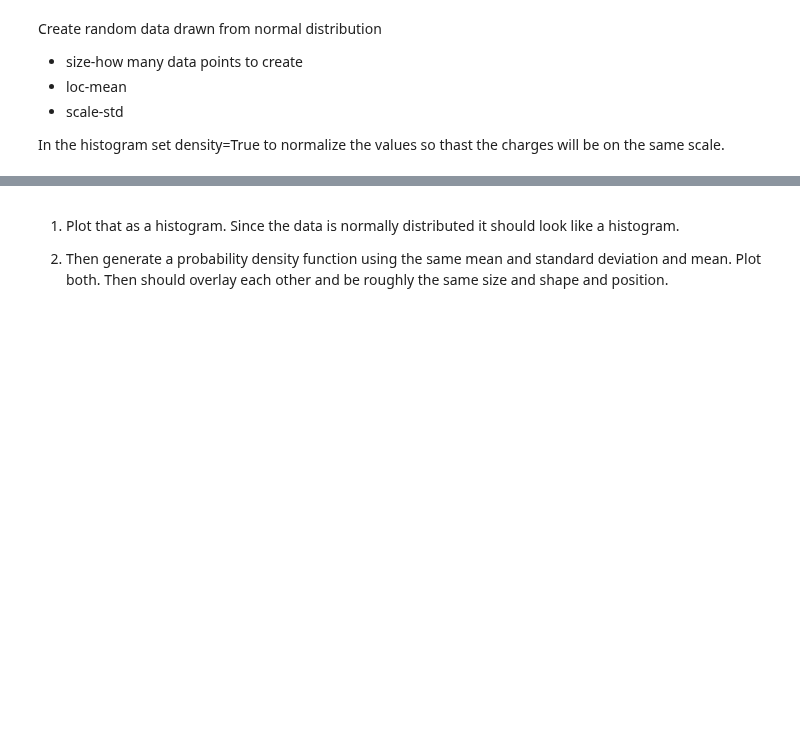
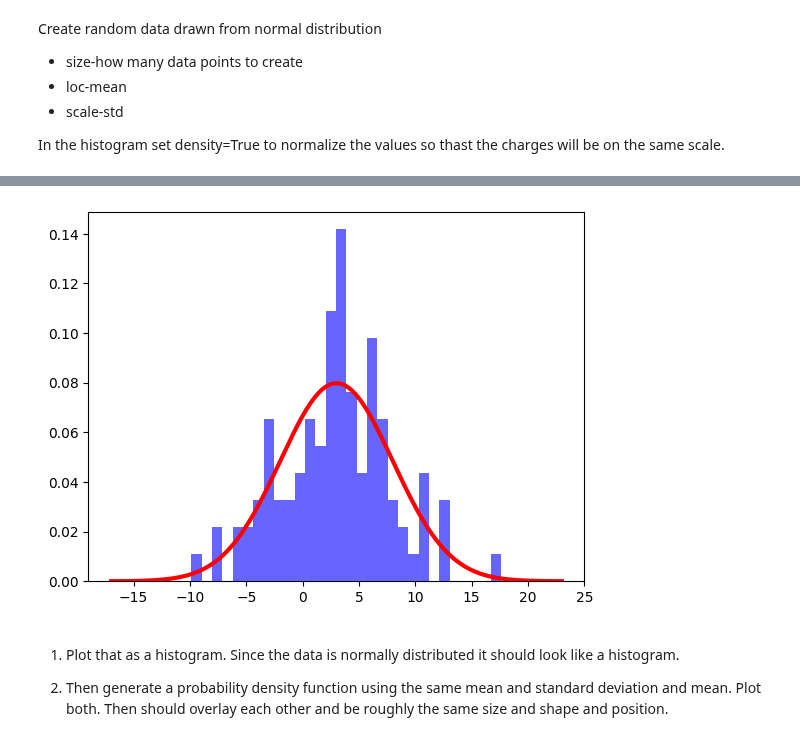
Before and after one commit to werowe/HypatiaAcademy, a Jupyter notebook: stats/2025_01_31_fit_histogram_and_normal_pdf.ipynb, the cells around one changed output, grey strips where cells are left out. Saved outputs shown, nothing was run; the diff lists cells and outputs as text; code cells hidden in the pictures; blank space fills up the shorter version.

```diff
--- a/stats/2025_01_31_fit_histogram_and_normal_pdf.ipynb
+++ b/stats/2025_01_31_fit_histogram_and_normal_pdf.ipynb
@@ -34,3 +34,25 @@ plt.show()
+# %%
+import numpy as np
+import matplotlib.pyplot as plt
+from scipy.stats import norm
+
+mean = 3
+std = 5
+size = 100
+
+random = norm.rvs(loc=mean, scale=std, size=size)
+
+x = np.linspace(mean - 4*std, mean + 4*std, 1000)
+
+y = norm.pdf(x, loc=mean, scale=std)
+
+plt.hist(random, bins=30, density=True, alpha=0.6, color='blue')
+
+plt.plot(x, y, 'r-', lw=3)
+
+plt.show()
+# %% [output]
+[figure, added]
 # %% [markdown]
 1.  Plot that as a histogram.  Since the data is normally distributed it should look like a histogram.
 
```
Also changed, not shown: parts of 1 cell of this notebook.
